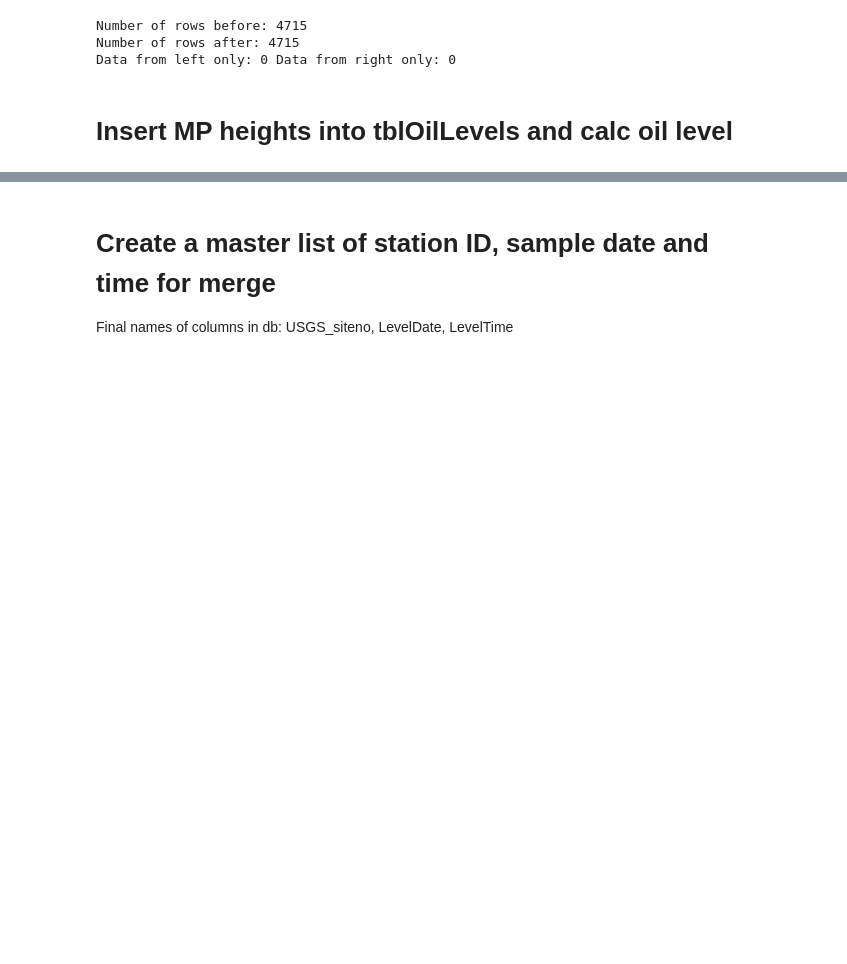
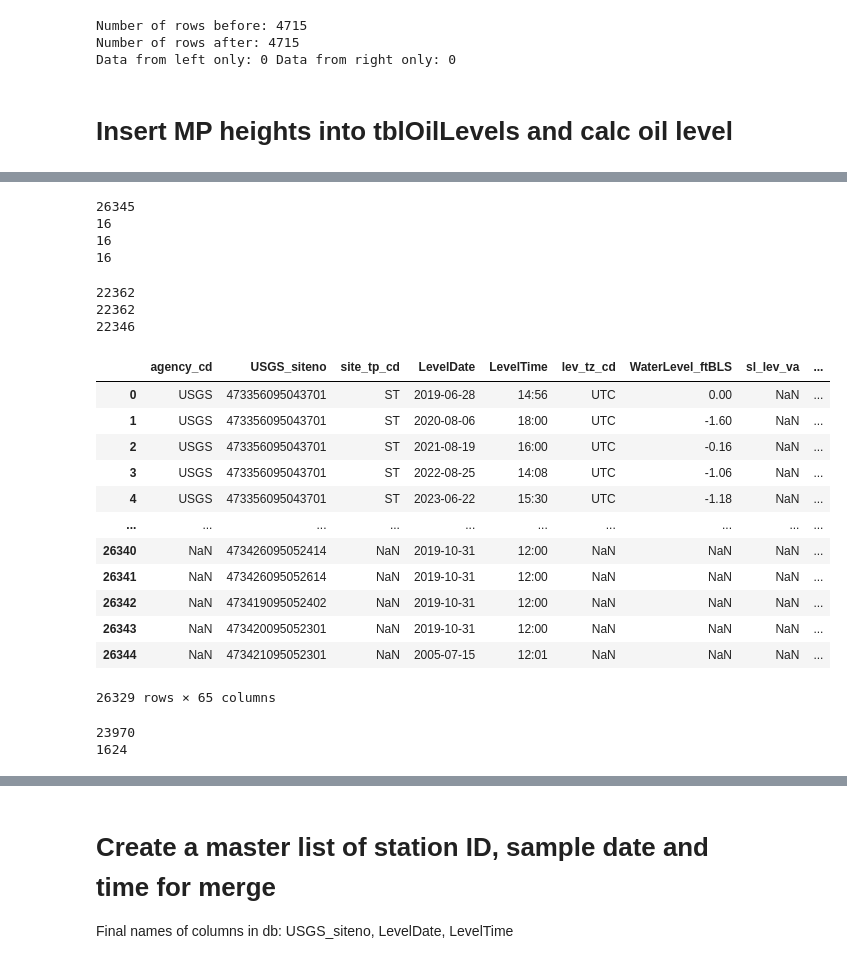
Before and after one commit to BojanMilinic/bemidji, a Jupyter notebook: 03_master_oil_water_level.ipynb, the cells around one changed output, grey strips where cells are left out. Cells and saved outputs as stored; diff of their text form; code cells hidden in the pictures; blank space fills up the shorter version.

```diff
--- a/03_master_oil_water_level.ipynb
+++ b/03_master_oil_water_level.ipynb
@@ -749,0 +1012,3 @@ tblOilLevels8['OilLevelDate'] = tblOilLevels8['OilLevelDate'].dt.strftime('%Y-%m
+# %%
+# r 521 create a dataset ID column
+out_MasterWaterOilLevels2['dataset_id'] = 'ds_12'
@@ -749,0 +1038,58 @@ tblOilLevels8['OilLevelDate'] = tblOilLevels8['OilLevelDate'].dt.strftime('%Y-%m
+# %%
+# couple checks to see if the merge worked r 535
+# just creating this copy because of old script
+out_MasterWaterOilLevels3 = out_MasterWaterOilLevels2.copy()
+
+print(out_MasterWaterOilLevels3.shape[0])
+print(out_MasterWaterOilLevels3[~out_MasterWaterOilLevels3['ZeroThicknessCalcExclude'].isna()].shape[0])   # these two do the same thing
+print(out_MasterWaterOilLevels3[pd.notna(out_MasterWaterOilLevels3['ZeroThicknessCalcExclude'])].shape[0]) # these two do the same thing
+print(tblOilLevels8[~tblOilLevels8['ZeroThicknessCalcExclude'].isna()].shape[0])
+# %% [output]
+26345
+16
+16
+16
+# %%
+# r 542 more checks
+print(out_MasterWaterOilLevels3[(out_MasterWaterOilLevels3['WaterLevel_mASL_NAVD88'] > 0) & (out_MasterWaterOilLevels3['OilLevel_ftBLS'].isna())].shape[0])
+print(out_MasterWaterOilLevels3[(out_MasterWaterOilLevels3['WaterLevel_mASL_NAVD88'] > 0) & (out_MasterWaterOilLevels3['OilLevel_mASL_NAVD88'].isna())].shape[0])
+print(out_MasterWaterOilLevels3[(out_MasterWaterOilLevels3['WaterLevel_mASL_NAVD88'] > 0) &
+                                (out_MasterWaterOilLevels3['OilLevel_mASL_NAVD88'].isna()) &
+                                (out_MasterWaterOilLevels3['ZeroThicknessCalcExclude'].isna()) # same as print statement before except with this added conditional
+                                ].shape[0])
+# r 551 if there is water, and no oil, set oil thickness to 0
+out_MasterWaterOilLevels3.loc[(out_MasterWaterOilLevels3['WaterLevel_mASL_NAVD88'] > 0) &
+                              (out_MasterWaterOilLevels3['OilLevel_mASL_NAVD88'].isna()) &
+                              (out_MasterWaterOilLevels3['ZeroThicknessCalcExclude'].isna()), # picks rows where these conditions are true
+                              'OilThickness_m'] = 0                                           # for the OilThickness_m col and replaces it with zero
+# repeat but for the ft columns (note: the R script still used the m for the conditions while changing the OilThickness_ft)
+out_MasterWaterOilLevels3.loc[(out_MasterWaterOilLevels3['WaterLevel_ftASL_NAVD88'] > 0) &
+                              (out_MasterWaterOilLevels3['OilLevel_ftASL_NAVD88'].isna()) &
+                              (out_MasterWaterOilLevels3['ZeroThicknessCalcExclude'].isna()),
+                              'OilThickness_ft'] = 0
+
+out_MasterWaterOilLevels3.loc[out_MasterWaterOilLevels3['ZeroThicknessCalcExclude'].isna()]
+# %% [output]
+22362
+22362
+22346
+|  | agency_cd | USGS_siteno | site_tp_cd | LevelDate | LevelTime | lev_tz_cd | WaterLevel_ftBLS | sl_lev_va | ... |
+| 0 | USGS | 473356095043701 | ST | 2019-06-28 | 14:56 | UTC | 0.00 | NaN | ... |
+| 1 | USGS | 473356095043701 | ST | 2020-08-06 | 18:00 | UTC | -1.60 | NaN | ... |
+| 2 | USGS | 473356095043701 | ST | 2021-08-19 | 16:00 | UTC | -0.16 | NaN | ... |
+| 3 | USGS | 473356095043701 | ST | 2022-08-25 | 14:08 | UTC | -1.06 | NaN | ... |
+| 4 | USGS | 473356095043701 | ST | 2023-06-22 | 15:30 | UTC | -1.18 | NaN | ... |
+| ... | ... | ... | ... | ... | ... | ... | ... | ... | ... |
+| 26340 | NaN | 473426095052414 | NaN | 2019-10-31 | 12:00 | NaN | NaN | NaN | ... |
+| 26341 | NaN | 473426095052614 | NaN | 2019-10-31 | 12:00 | NaN | NaN | NaN | ... |
+| 26342 | NaN | 473419095052402 | NaN | 2019-10-31 | 12:00 | NaN | NaN | NaN | ... |
+| 26343 | NaN | 473420095052301 | NaN | 2019-10-31 | 12:00 | NaN | NaN | NaN | ... |
+| 26344 | NaN | 473421095052301 | NaN | 2005-07-15 | 12:01 | NaN | NaN | NaN | ... |
+26329 rows × 65 columns
+# %%
+# see if there are fewer NAs (note...generally there are just too many NAs)
+print(out_MasterWaterOilLevels2.loc[out_MasterWaterOilLevels2['OilThickness_m'].isna()].shape[0])
+print(out_MasterWaterOilLevels3.loc[out_MasterWaterOilLevels3['OilThickness_m'].isna()].shape[0])
+# %% [output]
+23970
+1624
```
Also changed, not shown: parts of 36 cells of this notebook.
